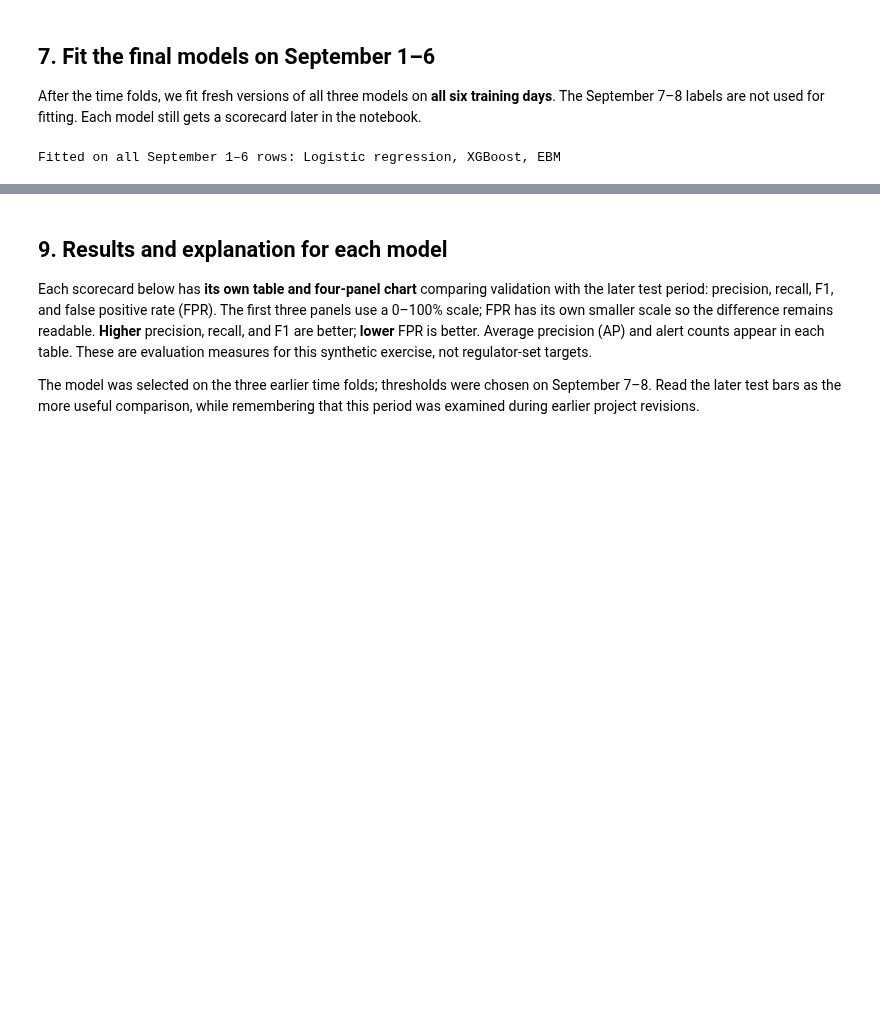
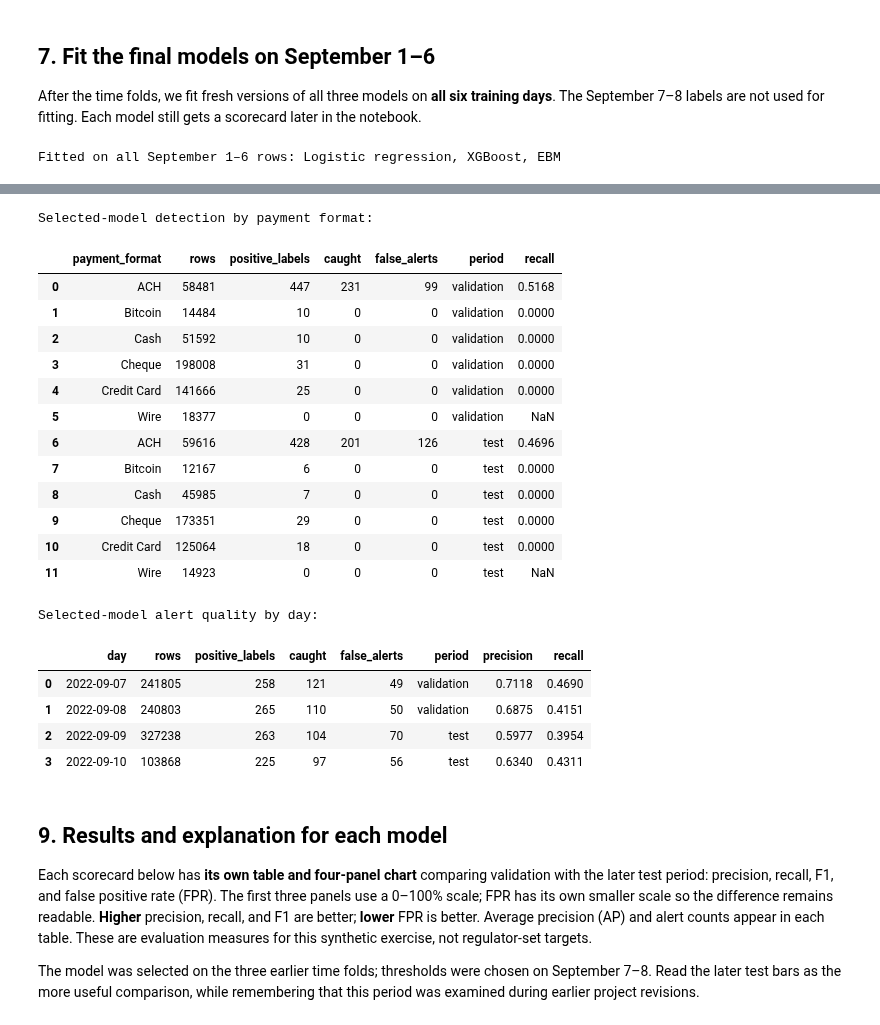
Before and after one commit to codewithdaniel1/Explainable-AML-Transaction-Monitoring, a Jupyter notebook: aml_modeling.ipynb, the cells around one changed output, grey strips where cells are left out. Saved outputs shown, nothing was run; the diff lists cells and outputs as text; code cells hidden in the pictures; blank space fills up the shorter version.

```diff
--- a/aml_modeling.ipynb
+++ b/aml_modeling.ipynb
@@ -370,3 +582,55 @@ Highest-scored reporting-period transactions (examples, not a metric):
+# %%
+format_rows = []
+day_rows = []
+for period, frame, score, threshold in [
+    ("validation", validation, scores[(selected_model, "validation")], thresholds[selected_model]),
+    ("test", test, scores[(selected_model, "test")], thresholds[selected_model]),
+]:
+    review = frame[["timestamp", "payment_format", "label"]].copy()
+    review["alert"] = score >= threshold
+    review["caught"] = (review["label"] == 1) & review["alert"]
+    review["false_alert"] = (review["label"] == 0) & review["alert"]
+    review["day"] = review["timestamp"].dt.date
+    by_format = review.groupby("payment_format").agg(
+        rows=("label", "size"), positive_labels=("label", "sum"),
+        caught=("caught", "sum"), false_alerts=("false_alert", "sum"),
+    ).reset_index()
+    by_format["period"] = period
+    by_format["recall"] = by_format["caught"] / by_format["positive_labels"].replace(0, np.nan)
+    format_rows.append(by_format)
+    by_day = review.groupby("day").agg(
+        rows=("label", "size"), positive_labels=("label", "sum"),
+        caught=("caught", "sum"), false_alerts=("false_alert", "sum"),
+    ).reset_index()
+    by_day["period"] = period
+    by_day["precision"] = by_day["caught"] / (by_day["caught"] + by_day["false_alerts"])
+    by_day["recall"] = by_day["caught"] / by_day["positive_labels"]
+    day_rows.append(by_day)
+print("Selected-model detection by payment format:")
+display(pd.concat(format_rows, ignore_index=True).round(4))
+print("Selected-model alert quality by day:")
+display(pd.concat(day_rows, ignore_index=True).round(4))
+# %% [output]
+Selected-model detection by payment format:
+|  | payment_format | rows | positive_labels | caught | false_alerts | period | recall |
+| 0 | ACH | 58481 | 447 | 231 | 99 | validation | 0.5168 |
+| 1 | Bitcoin | 14484 | 10 | 0 | 0 | validation | 0.0000 |
+| 2 | Cash | 51592 | 10 | 0 | 0 | validation | 0.0000 |
+| 3 | Cheque | 198008 | 31 | 0 | 0 | validation | 0.0000 |
+| 4 | Credit Card | 141666 | 25 | 0 | 0 | validation | 0.0000 |
+| 5 | Wire | 18377 | 0 | 0 | 0 | validation | NaN |
+| 6 | ACH | 59616 | 428 | 201 | 126 | test | 0.4696 |
+| 7 | Bitcoin | 12167 | 6 | 0 | 0 | test | 0.0000 |
+| 8 | Cash | 45985 | 7 | 0 | 0 | test | 0.0000 |
+| 9 | Cheque | 173351 | 29 | 0 | 0 | test | 0.0000 |
+| 10 | Credit Card | 125064 | 18 | 0 | 0 | test | 0.0000 |
+| 11 | Wire | 14923 | 0 | 0 | 0 | test | NaN |
+Selected-model alert quality by day:
+|  | day | rows | positive_labels | caught | false_alerts | period | precision | recall |
+| 0 | 2022-09-07 | 241805 | 258 | 121 | 49 | validation | 0.7118 | 0.4690 |
+| 1 | 2022-09-08 | 240803 | 265 | 110 | 50 | validation | 0.6875 | 0.4151 |
+| 2 | 2022-09-09 | 327238 | 263 | 104 | 70 | test | 0.5977 | 0.3954 |
+| 3 | 2022-09-10 | 103868 | 225 | 97 | 56 | test | 0.6340 | 0.4311 |
 # %% [markdown]
 ## 9. Results and explanation for each model
 
```
Also changed, not shown: parts of 22 cells of this notebook, 2 other files.
